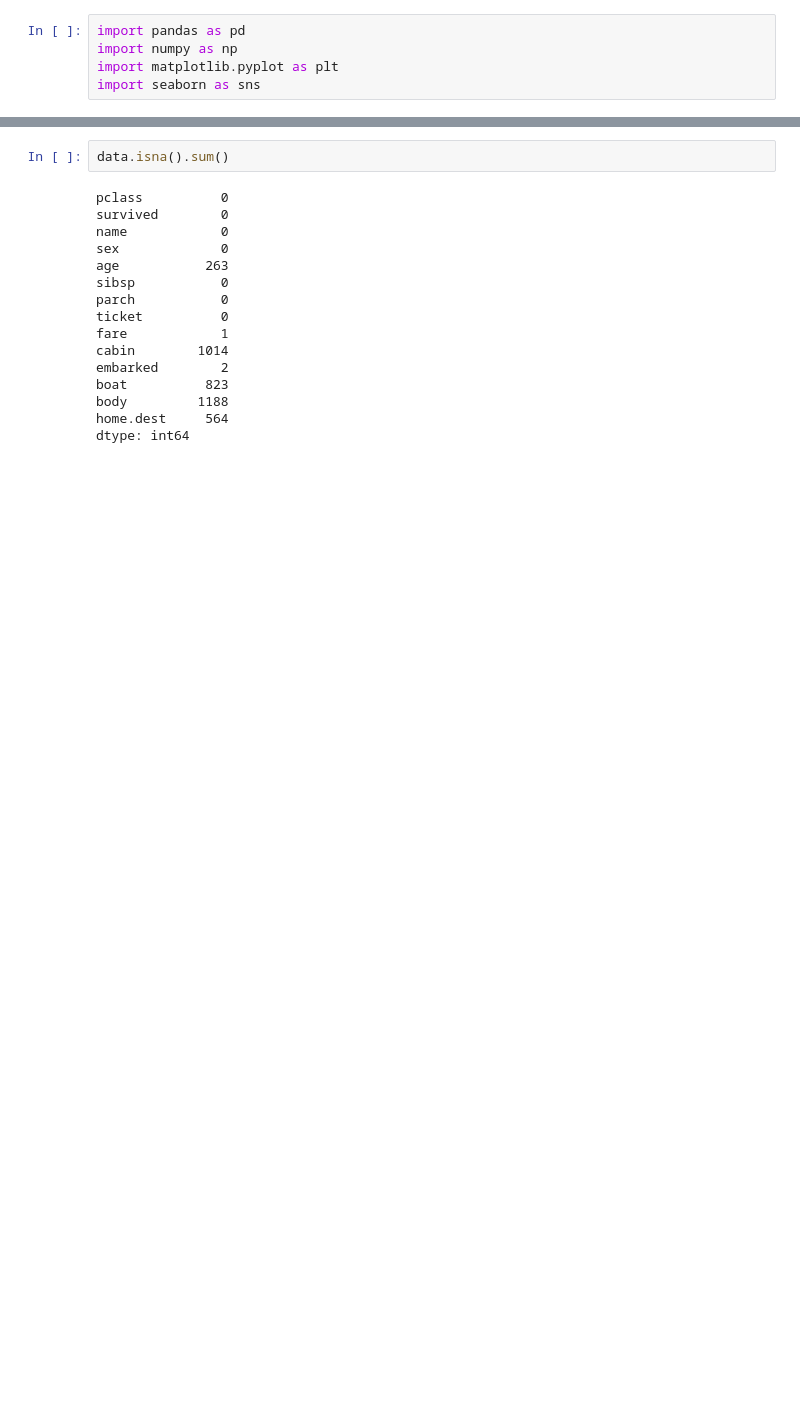
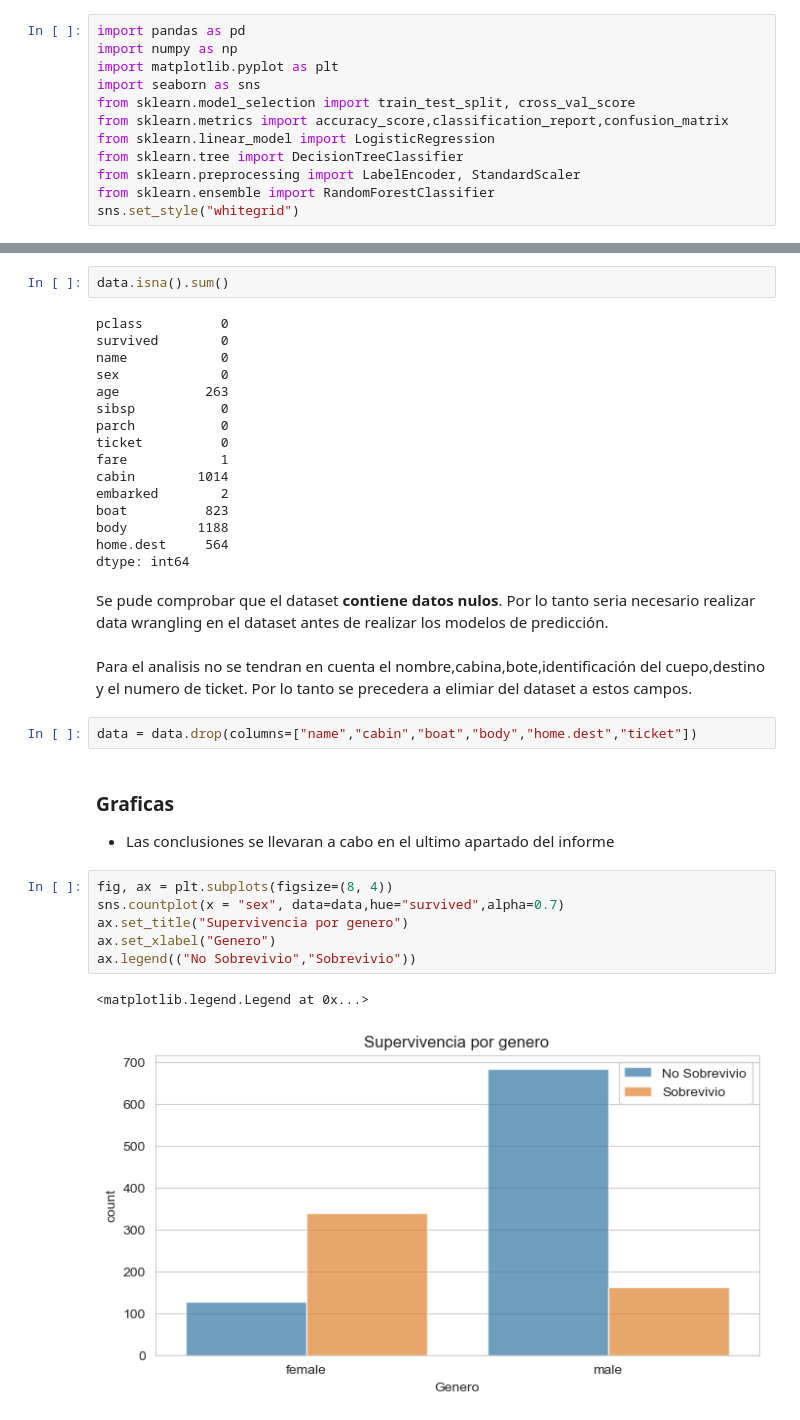
Before and after one commit to FranFer03/data_science, a Jupyter notebook: Titanic/Titanic.ipynb, the cells around one changed output, grey strips where cells are left out. Saved outputs shown, nothing was run; the diff lists cells and outputs as text; blank space fills up the shorter version.

```diff
--- a/Titanic/Titanic.ipynb
+++ b/Titanic/Titanic.ipynb
@@ -3,6 +76,13 @@ import pandas as pd
 import numpy as np
 import matplotlib.pyplot as plt
 import seaborn as sns
+from sklearn.model_selection import train_test_split, cross_val_score
+from sklearn.metrics import accuracy_score,classification_report,confusion_matrix
+from sklearn.linear_model import LogisticRegression
+from sklearn.tree import DecisionTreeClassifier
+from sklearn.preprocessing import LabelEncoder, StandardScaler
+from sklearn.ensemble import RandomForestClassifier
+sns.set_style("whitegrid")
 # %%
 data = pd.read_csv("titanic3.csv")
 data.head()
@@ -51,3 +133,22 @@ boat          823
 body         1188
 home.dest     564
 dtype: int64
+# %% [markdown]
+Se pude comprobar que el dataset **contiene datos nulos**. Por lo tanto seria necesario realizar data wrangling en el dataset antes de realizar los modelos de predicción.
+# %% [markdown]
+Para el analisis no se tendran en cuenta el nombre,cabina,bote,identificación del cuepo,destino y el numero de ticket. Por lo tanto se precedera a elimiar del dataset a estos campos.
+# %%
+data = data.drop(columns=["name","cabin","boat","body","home.dest","ticket"])
+# %% [markdown]
+### Graficas
+
+* Las conclusiones se llevaran a cabo en el ultimo apartado del informe
+# %%
+fig, ax = plt.subplots(figsize=(8, 4))
+sns.countplot(x = "sex", data=data,hue="survived",alpha=0.7)
+ax.set_title("Supervivencia por genero")
+ax.set_xlabel("Genero")
+ax.legend(("No Sobrevivio","Sobrevivio"))
+# %% [output]
+<matplotlib.legend.Legend at 0x...>
+[figure, added]
```
Also changed, not shown: parts of 29 cells of this notebook.
